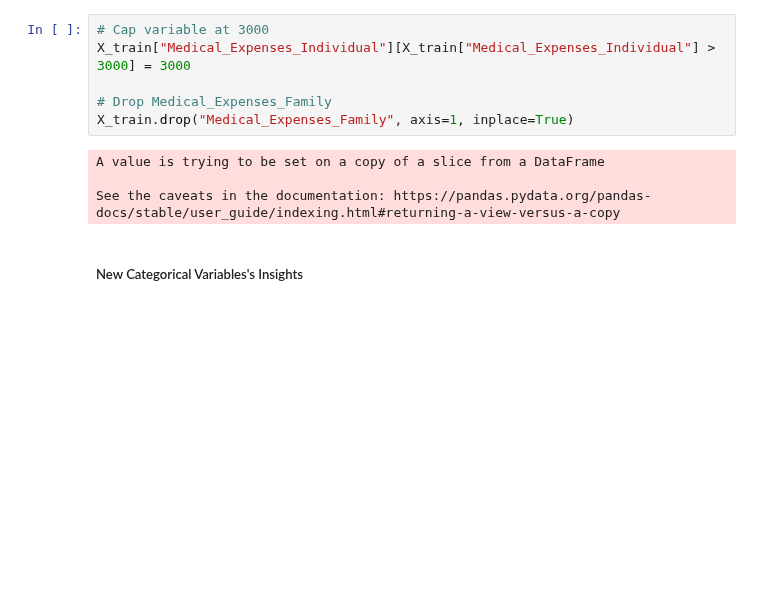
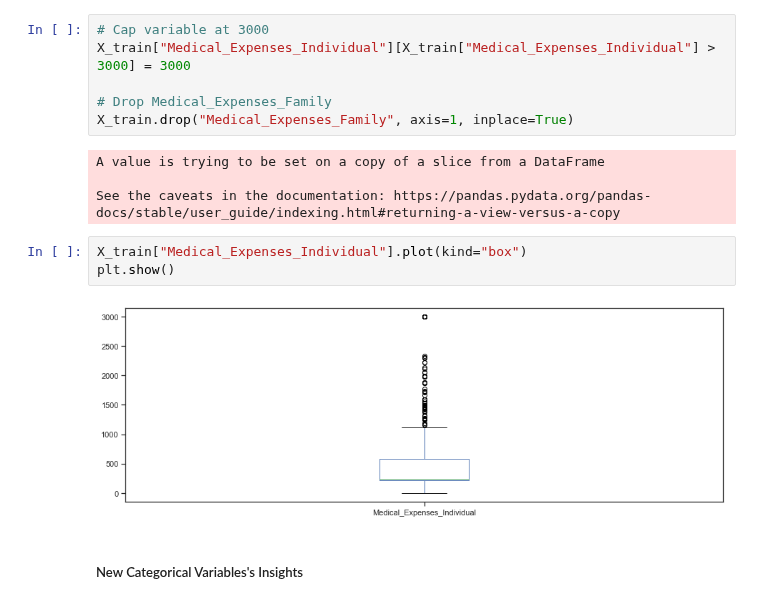
Before and after one commit to DavidSilva98/ML_project, a Jupyter notebook: group7.ipynb, the cells around one changed output. Drawn from its saved outputs; the diff is of its cells as text; blank space fills up the shorter version.

```diff
--- a/group7.ipynb
+++ b/group7.ipynb
@@ -661,6 +662,11 @@ X_train.drop("Medical_Expenses_Family", axis=1, inplace=True)
 A value is trying to be set on a copy of a slice from a DataFrame
 
 See the caveats in the documentation: https://pandas.pydata.org/pandas-docs/stable/user_guide/indexing.html#returning-a-view-versus-a-copy
+# %%
+X_train["Medical_Expenses_Individual"].plot(kind="box")
+plt.show()
+# %% [output]
+[figure, added]
 # %% [markdown]
 ##### New Categorical Variables's Insights
 # %%
```
Also changed, not shown: parts of 35 cells of this notebook.
